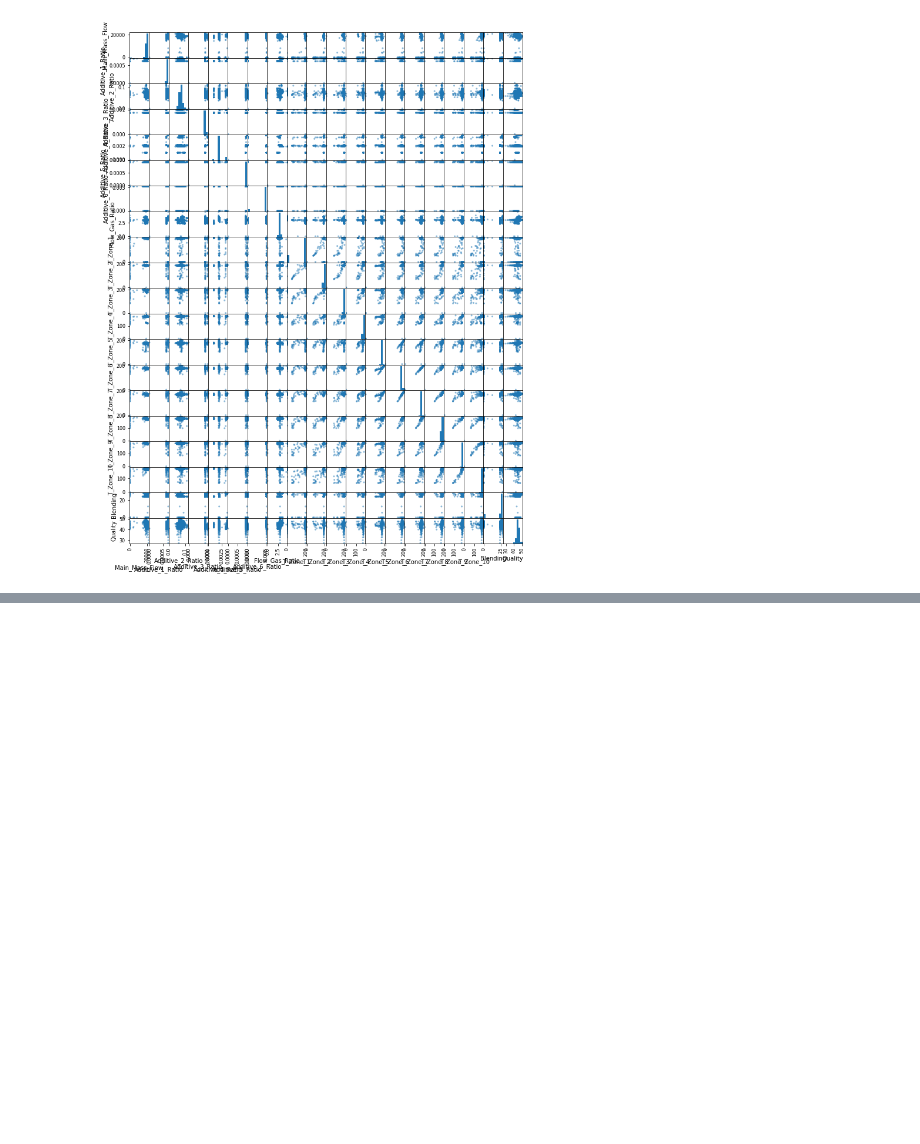
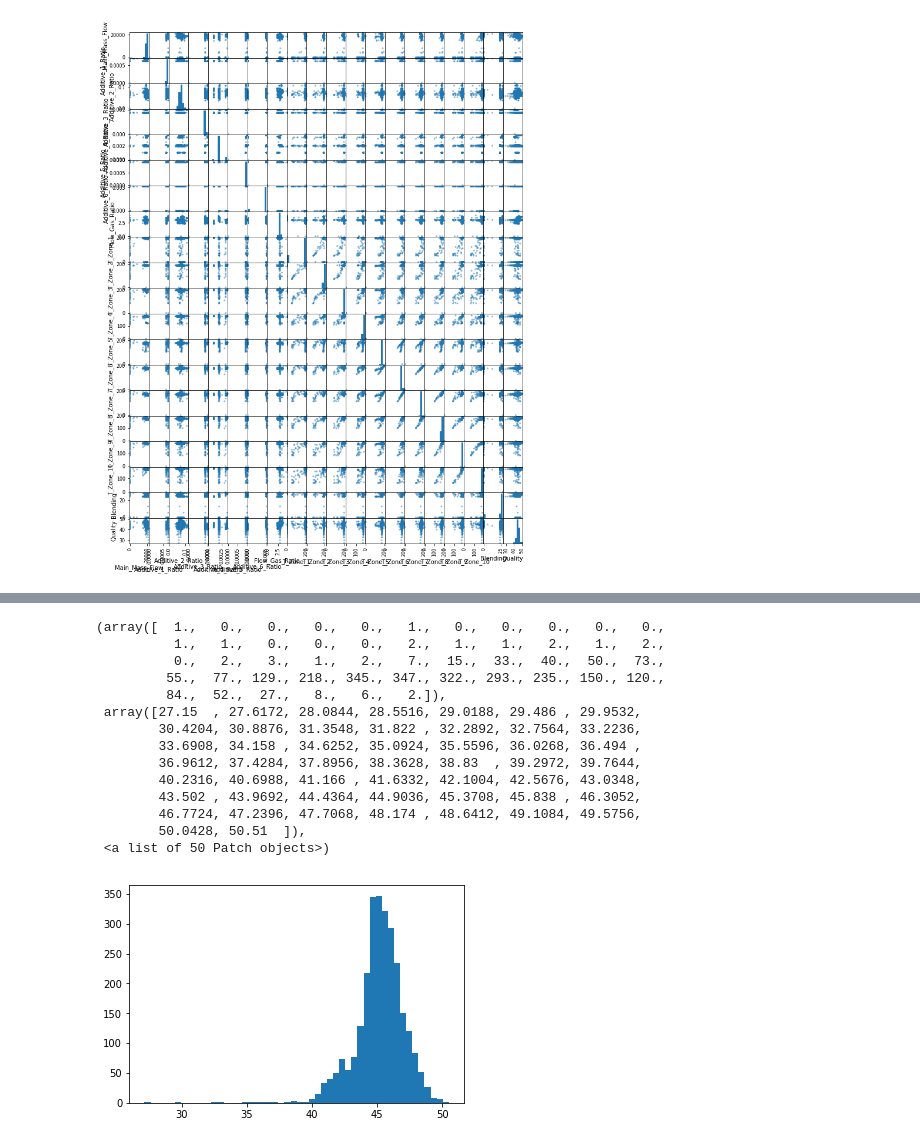
Before and after one commit to boudrejp/w207_supplemental, a Jupyter notebook: final/John Exploratory.ipynb, the cells around one changed output, grey strips where cells are left out. Saved outputs shown, nothing was run; the diff lists cells and outputs as text; code cells hidden in the pictures; blank space fills up the shorter version.

```diff
--- a/final/John Exploratory.ipynb
+++ b/final/John Exploratory.ipynb
@@ -77,0 +113,18 @@ Okay... so far, nothing is popping out. Need to do some more univariate analysis
+# %%
+plt.hist(data.Quality, bins = 50)
+# %% [output]
+(array([  1.,   0.,   0.,   0.,   0.,   1.,   0.,   0.,   0.,   0.,   0.,
+          1.,   1.,   0.,   0.,   0.,   2.,   1.,   1.,   2.,   1.,   2.,
+          0.,   2.,   3.,   1.,   2.,   7.,  15.,  33.,  40.,  50.,  73.,
+         55.,  77., 129., 218., 345., 347., 322., 293., 235., 150., 120.,
+         84.,  52.,  27.,   8.,   6.,   2.]),
+ array([27.15  , 27.6172, 28.0844, 28.5516, 29.0188, 29.486 , 29.9532,
+        30.4204, 30.8876, 31.3548, 31.822 , 32.2892, 32.7564, 33.2236,
+        33.6908, 34.158 , 34.6252, 35.0924, 35.5596, 36.0268, 36.494 ,
+        36.9612, 37.4284, 37.8956, 38.3628, 38.83  , 39.2972, 39.7644,
+        40.2316, 40.6988, 41.166 , 41.6332, 42.1004, 42.5676, 43.0348,
+        43.502 , 43.9692, 44.4364, 44.9036, 45.3708, 45.838 , 46.3052,
+        46.7724, 47.2396, 47.7068, 48.174 , 48.6412, 49.1084, 49.5756,
+        50.0428, 50.51  ]),
+ <a list of 50 Patch objects>)
+[figure, added]
```
Also changed, not shown: parts of 6 cells of this notebook.
